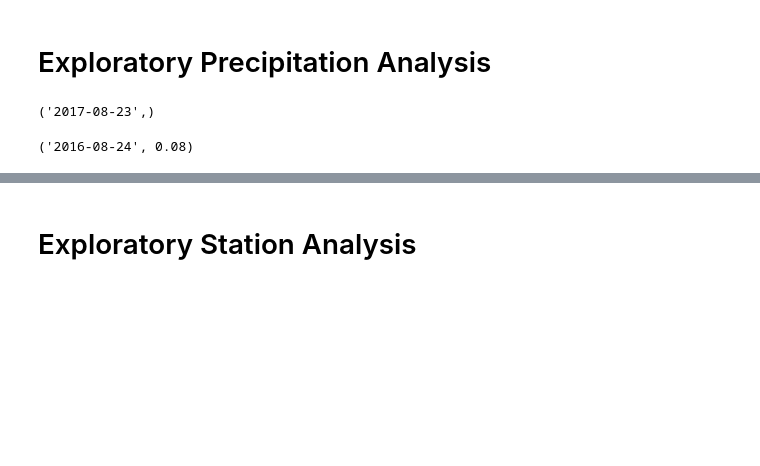
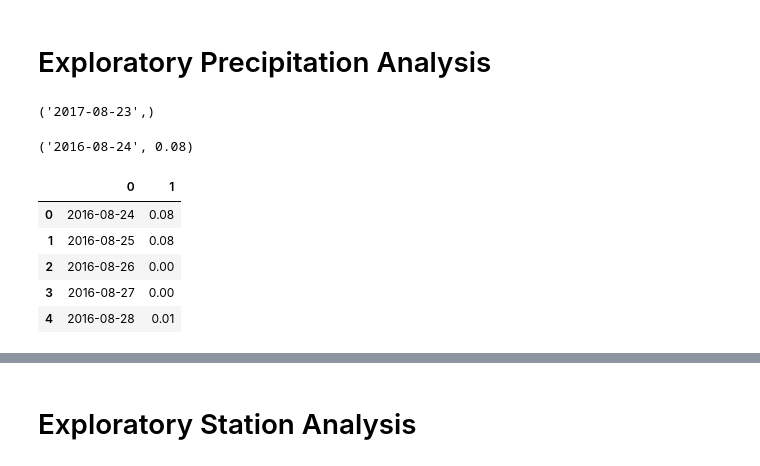
Before and after one commit to 86burke/sqlalchemy-challenge, a Jupyter notebook: climate_starter.ipynb, the cells around one changed output, grey strips where cells are left out. Cells and saved outputs as stored; diff of their text form; code cells hidden in the pictures; blank space fills up the shorter version.

```diff
--- a/climate_starter.ipynb
+++ b/climate_starter.ipynb
@@ -71,0 +65,11 @@ precip[0]
+# %%
+# Sort the dataframe by date
+precip_df=precip_df.dropna()
+precip_df.head()
+# %% [output]
+|  | 0 | 1 |
+| 0 | 2016-08-24 | 0.08 |
+| 1 | 2016-08-25 | 0.08 |
+| 2 | 2016-08-26 | 0.00 |
+| 3 | 2016-08-27 | 0.00 |
+| 4 | 2016-08-28 | 0.01 |
```
Also changed, not shown: parts of 8 cells of this notebook, 1 other file.
